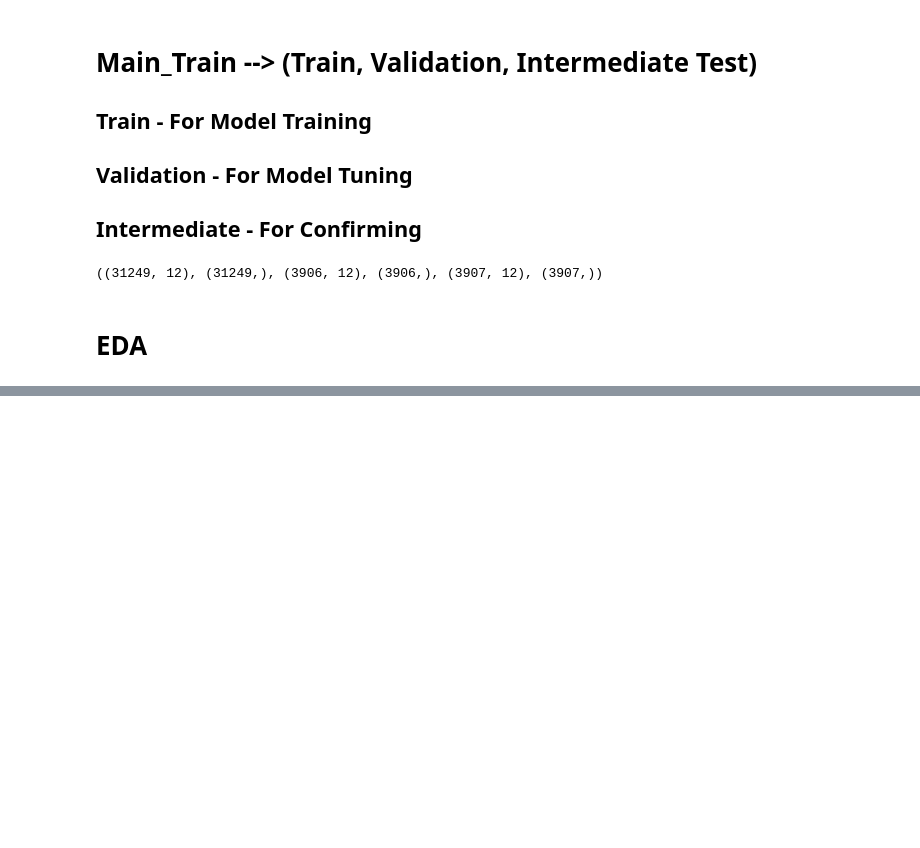
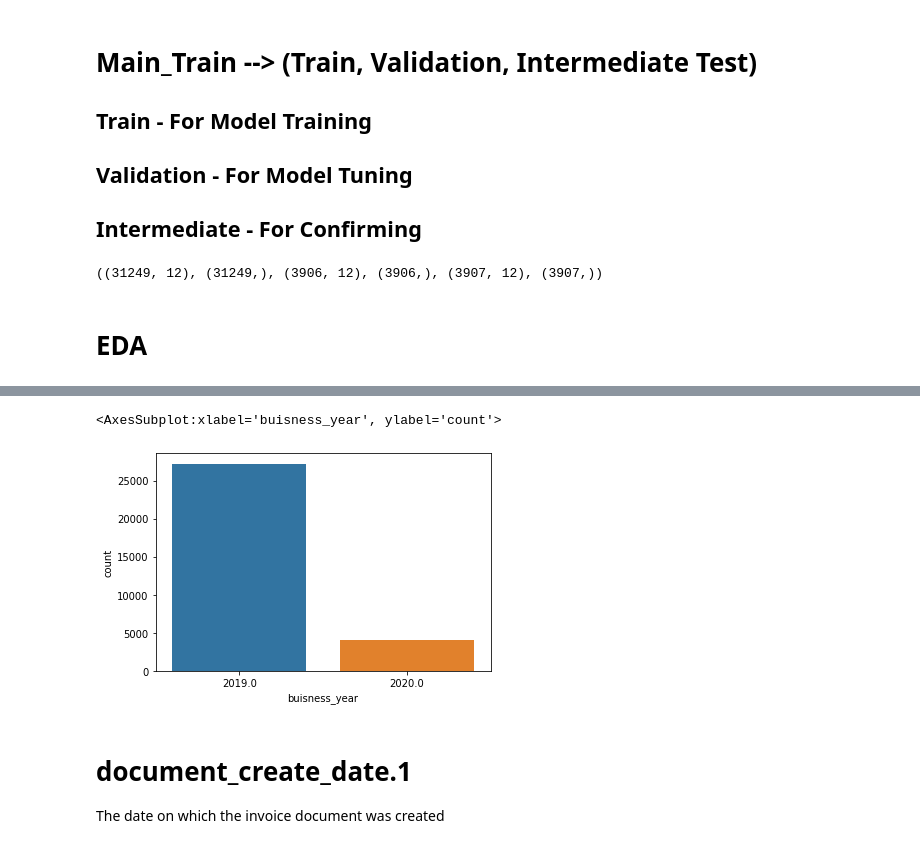
Before and after one commit to souvikpal2000/B2B-Invoice-Management-Application, a Jupyter notebook: InvoiceML.ipynb, the cells around one changed output, grey strips where cells are left out. Drawn from its saved outputs; the diff is of its cells as text; code cells hidden in the pictures; blank space fills up the shorter version.

```diff
--- a/InvoiceML.ipynb
+++ b/InvoiceML.ipynb
@@ -622,0 +648,8 @@ KeyError: 'clear_'
+# %%
+sns.countplot(x = X_train['buisness_year'])
+# %% [output]
+<AxesSubplot:xlabel='buisness_year', ylabel='count'>
+[figure, added]
+# %% [markdown]
+# **document_create_date.1**
+The date on which the invoice document was created
```
Also changed, not shown: parts of 99 cells of this notebook.
